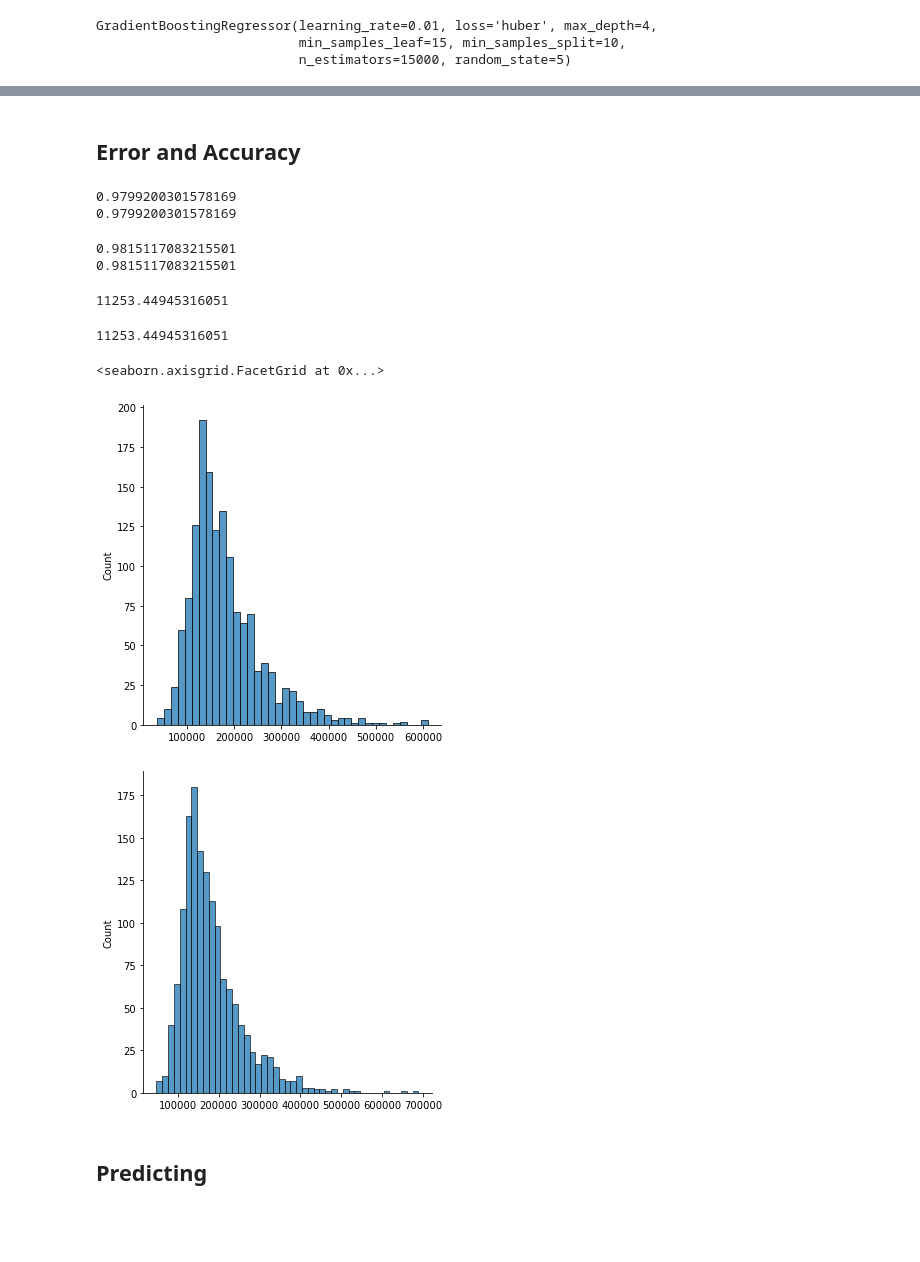
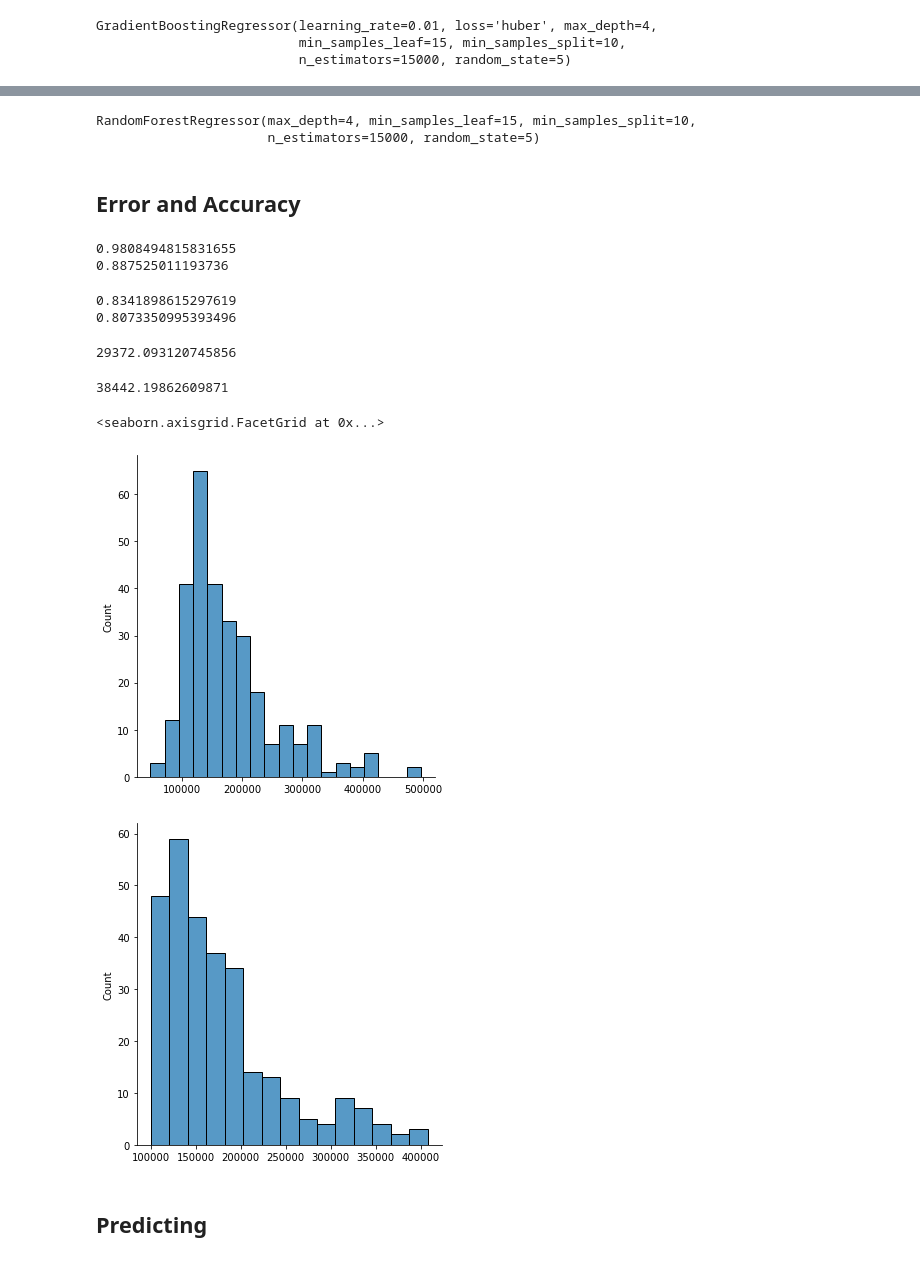
Before and after one commit to lala-lala-lori/HousePricePrediction, a Jupyter notebook: House_Price_Prediction.ipynb, the cells around one changed output, grey strips where cells are left out. Saved outputs shown, nothing was run; the diff lists cells and outputs as text; code cells hidden in the pictures; blank space fills up the shorter version.

Commit message:
Fixed: Importing train.csv instead of test.csv Added: Splitting training data in test and train

```diff
--- a/House_Price_Prediction.ipynb
+++ b/House_Price_Prediction.ipynb
@@ -359,7 +359,7 @@ for i in x_train:
         nullValues.append(x_train.isna().sum()[i])
 print(features)
 
-x_train = x_train.dropna(axis=1, how='any', thresh = 1000)
+x_train = x_train.dropna(axis=1, how='any', thresh = 500)
 x_train.shape
 # %% [output]
 ['Alley', 'FireplaceQu', 'PoolQC', 'Fence', 'MiscFeature']
@@ -463,9 +462,11 @@ x_test_final =  full_pipeline.transform(x_test)
 # %% [markdown]
 ## Training Models
+# %%
+X_train, X_test, Y_train, Y_test = train_test_split(x_train_final, y_train, test_size=0.2, random_state=42)
 # %%
+### Gradient Boosting
 gbrt = GradientBoostingRegressor(n_estimators=15000, max_depth=4, min_samples_leaf=15, min_samples_split=10, learning_rate=0.01, loss='huber', random_state=5)
-
-gbrt.fit(x_train_final , y_train)
+gbrt.fit(X_train , Y_train)
 # %% [output]
 GradientBoostingRegressor(learning_rate=0.01, loss='huber', max_depth=4,
                           min_samples_leaf=15, min_samples_split=10,
@@ -478,38 +474,45 @@ RandomForestRegressor(n_estimators=300)
+# %%
+### Random Forest
+rfrt = RandomForestRegressor(n_estimators=15000, max_depth=4, min_samples_leaf=15, min_samples_split=10, random_state=5)
+rfrt.fit(X_train , Y_train)
+# %% [output]
+RandomForestRegressor(max_depth=4, min_samples_leaf=15, min_samples_split=10,
+                      n_estimators=15000, random_state=5)
 # %% [markdown]
 ## Error and Accuracy
 # %%
-print(gbrt.score(x_train_final , y_train))
-print(gbrt.score(x_test_final , y_test))
+print(gbrt.score(X_train , Y_train))
+print(gbrt.score(X_test , Y_test))
 # %% [output]
-0.9799200301578169
-0.9799200301578169
+0.9808494815831655
+0.887525011193736
 # %%
-print(rfrt.score(x_train_final , y_train))
-print(rfrt.score(x_test_final , y_test))
+print(rfrt.score(X_train , Y_train))
+print(rfrt.score(X_test , Y_test))
 # %% [output]
-0.9815117083215501
-0.9815117083215501
+0.8341898615297619
+0.8073350995393496
 # %%
-gbrt_predictions = gbrt.predict(x_train_final)
-gbrt_mse = mean_squared_error(y_train, gbrt_predictions)
+gbrt_predictions = gbrt.predict(X_test)
+gbrt_mse = mean_squared_error(Y_test, gbrt_predictions)
 gbrt_rmse = np.sqrt(gbrt_mse)
 gbrt_rmse
 # %% [output]
-11253.44945316051
+29372.093120745856
 # %%
-rfrt_predictions = gbrt.predict(x_train_final)
-gbrt_mse = mean_squared_error(y_train, rfrt_predictions)
-gbrt_rmse = np.sqrt(gbrt_mse)
-gbrt_rmse
+rfrt_predictions = rfrt.predict(X_test)
+rfrt_mse = mean_squared_error(Y_test, rfrt_predictions)
+rfrt_rmse = np.sqrt(rfrt_mse)
+rfrt_rmse
 # %% [output]
-11253.44945316051
+38442.19862609871
 # %%
-sns.displot(gbrt.predict(x_train_final),kde=None)
-sns.displot(rfrt.predict(x_train_final),kde=None)
+sns.displot(gbrt.predict(X_test),kde=None)
+sns.displot(rfrt.predict(X_test),kde=None)
 # %% [output]
 <seaborn.axisgrid.FacetGrid at 0x...>
-[figure, old version]
+[figure, new version]
-[figure, old version]
+[figure, new version]
 # %% [markdown]
 ## Predicting
 # %%
```
Also changed, not shown: parts of 11 cells of this notebook, 2 other files.
